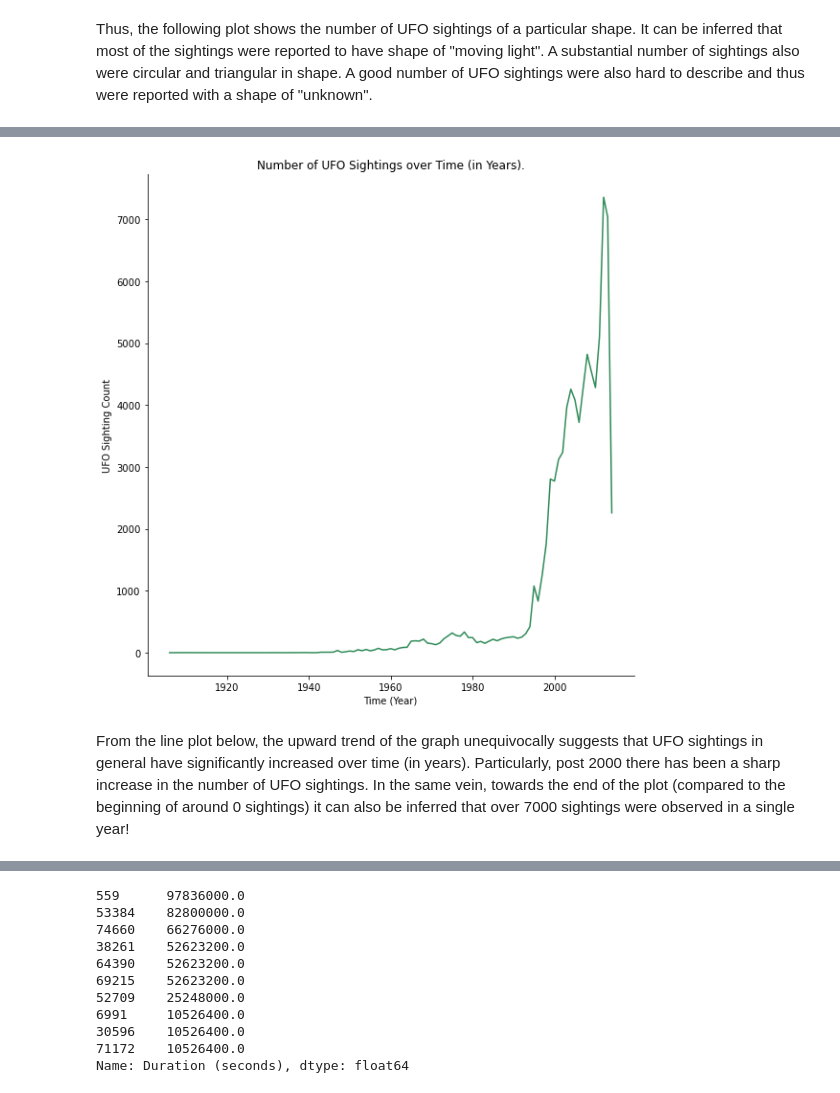
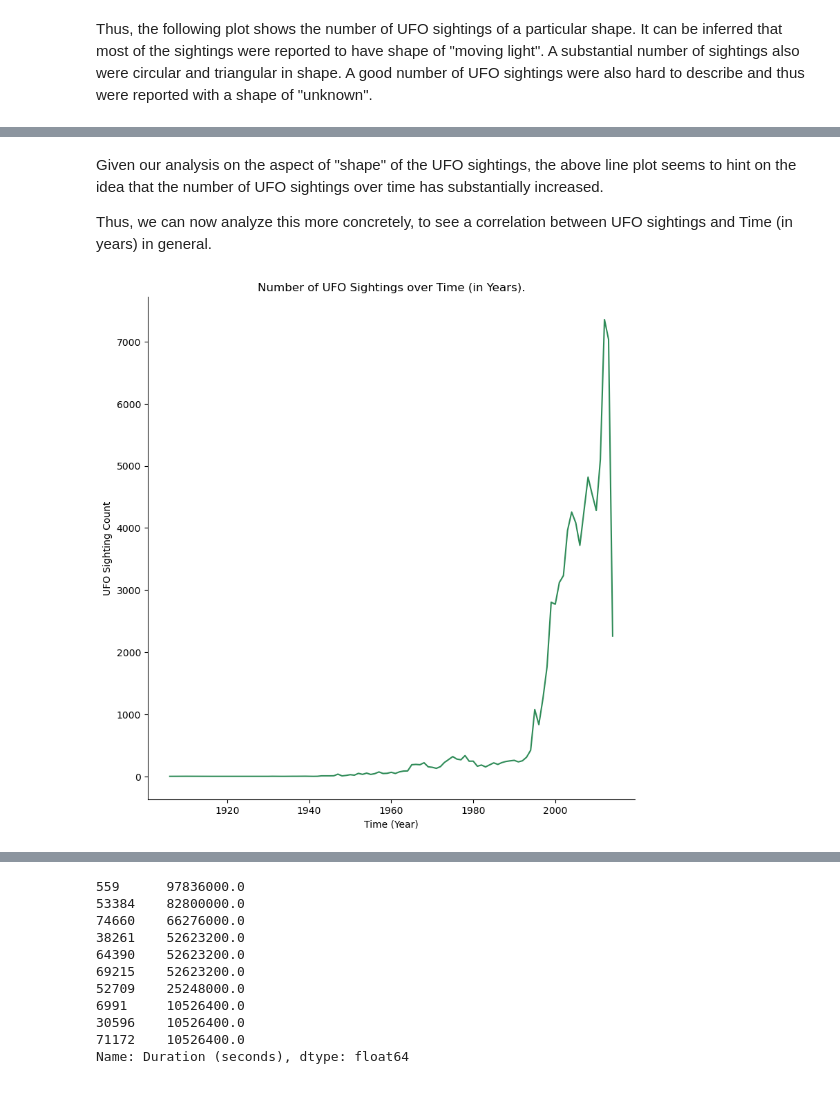
Before and after one commit to riyakukadia/320project, a Jupyter notebook: Final Project.ipynb, the cells around one changed output, grey strips where cells are left out. Saved outputs shown, nothing was run; the diff lists cells and outputs as text; code cells hidden in the pictures.

```diff
--- a/Final Project.ipynb
+++ b/Final Project.ipynb
@@ -194,34 +246,26 @@ of "fireball" and "circle".
+# %% [markdown]
+Given our analysis on the aspect of "shape" of the UFO sightings, the above line plot seems to hint on the idea that the
+number of UFO sightings over time has substantially increased.
+
+Thus, we can now analyze this more concretely, to see a correlation between UFO sightings and Time (in years) in general.
 # %%
-# Given our analysis on the aspect of "shape" of the UFO sightings, the above line plot seems to hint on the idea that the
-# number of UFO sightings over time has substantially increased.
-
-# Thus, we can now analyze this more concretely, to see a correlation between UFO sightings and Time (in years) in general.
-
 UFO_Sightings_Time = UFO_Dataframe
 
 # Extract the Year from the datetime object.
 UFO_Sightings_Time["Year Observed"] = pd.DatetimeIndex(UFO_Sightings_Time["Date Observed"]).year
 
 # We do not really need the other columns in the plot we hope to achieve.
 UFO_Sightings_Time = UFO_Sightings_Time[["Year Observed"]]
 
 UFO_Sightings_Time = UFO_Sightings_Time.groupby('Year Observed').size().reset_index()
 
 UFO_Sightings_Time.columns = ["Year Observed", "Count"]
 
-UFO_Sightings_Time.head()
-
-
 UFO_Sightings_Time_plot = sns.relplot(data = UFO_Sightings_Time, x = "Year Observed", y = "Count", height = 8, aspect = 1, kind = "line", color = "seagreen")
 
+# Set the labels so that the graph is more understandable!
 UFO_Sightings_Time_plot = UFO_Sightings_Time_plot.set(xlabel = "Time (Year)", ylabel = "UFO Sighting Count", title = 'Number of UFO Sightings over Time (in Years).')
 
 plt.show()
 # %% [output]
-[figure, old version]
+[figure, new version]
-# %% [markdown]
-From the line plot below, the upward trend of the graph unequivocally suggests that UFO sightings in general have
-significantly increased over time (in years).
-Particularly, post 2000 there has been a sharp increase in the number of UFO sightings.
-In the same vein, towards the end of the plot (compared to the beginning of around 0 sightings) it can also be inferred
-that over 7000 sightings were observed in a single year!
```
Also changed, not shown: parts of 47 cells of this notebook.
